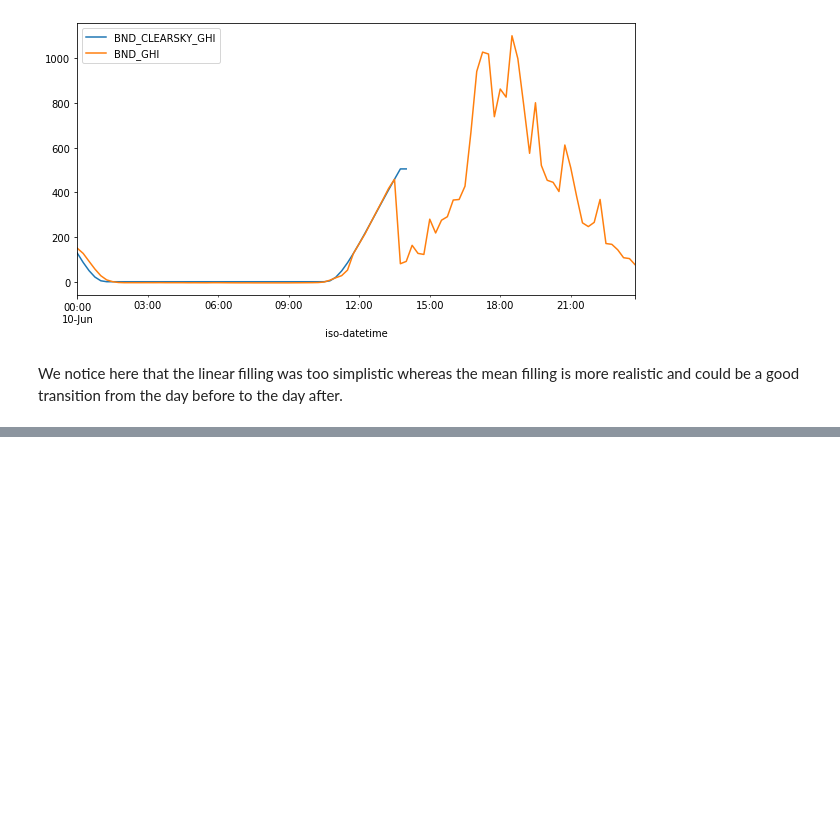
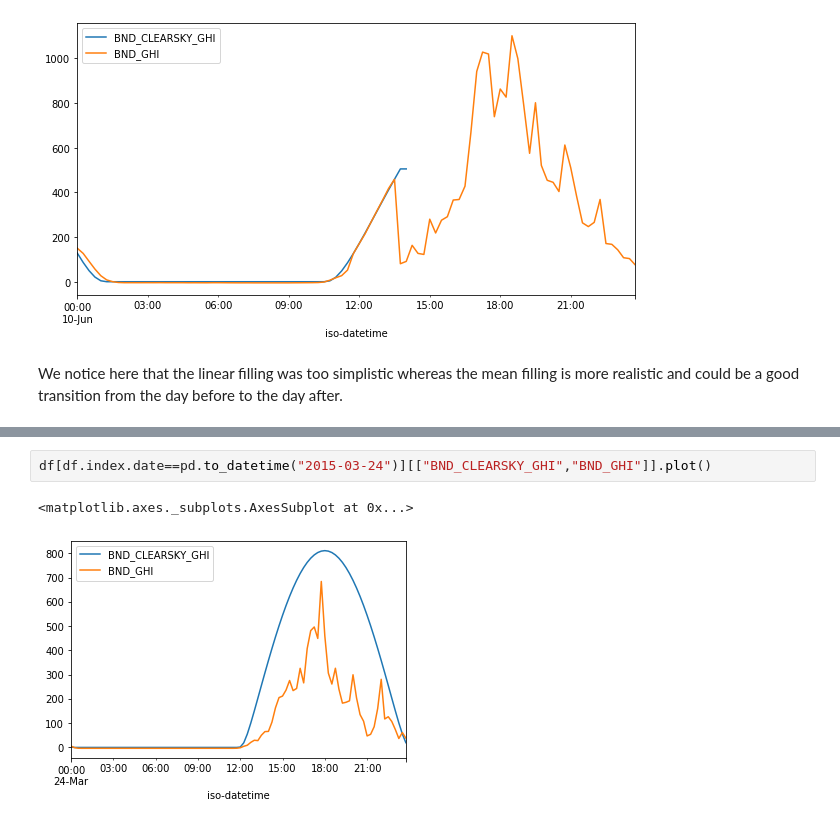
Before and after one commit to harmanpreet93/solar-irradiance-prediction, a Jupyter notebook: Notebooks/Data_analysis.ipynb, the cells around one changed output, grey strips where cells are left out. Drawn from its saved outputs; the diff is of its cells as text; blank space fills up the shorter version.

```diff
--- a/Notebooks/Data_analysis.ipynb
+++ b/Notebooks/Data_analysis.ipynb
@@ -415,0 +425,5 @@ We notice here that the linear filling was too simplistic whereas the mean filli
+# %%
+df[df.index.date==pd.to_datetime("2015-03-24")][["BND_CLEARSKY_GHI","BND_GHI"]].plot()
+# %% [output]
+<matplotlib.axes._subplots.AxesSubplot at 0x...>
+[figure, added]
```
Also changed, not shown: parts of 4 cells of this notebook, 1 other file.
